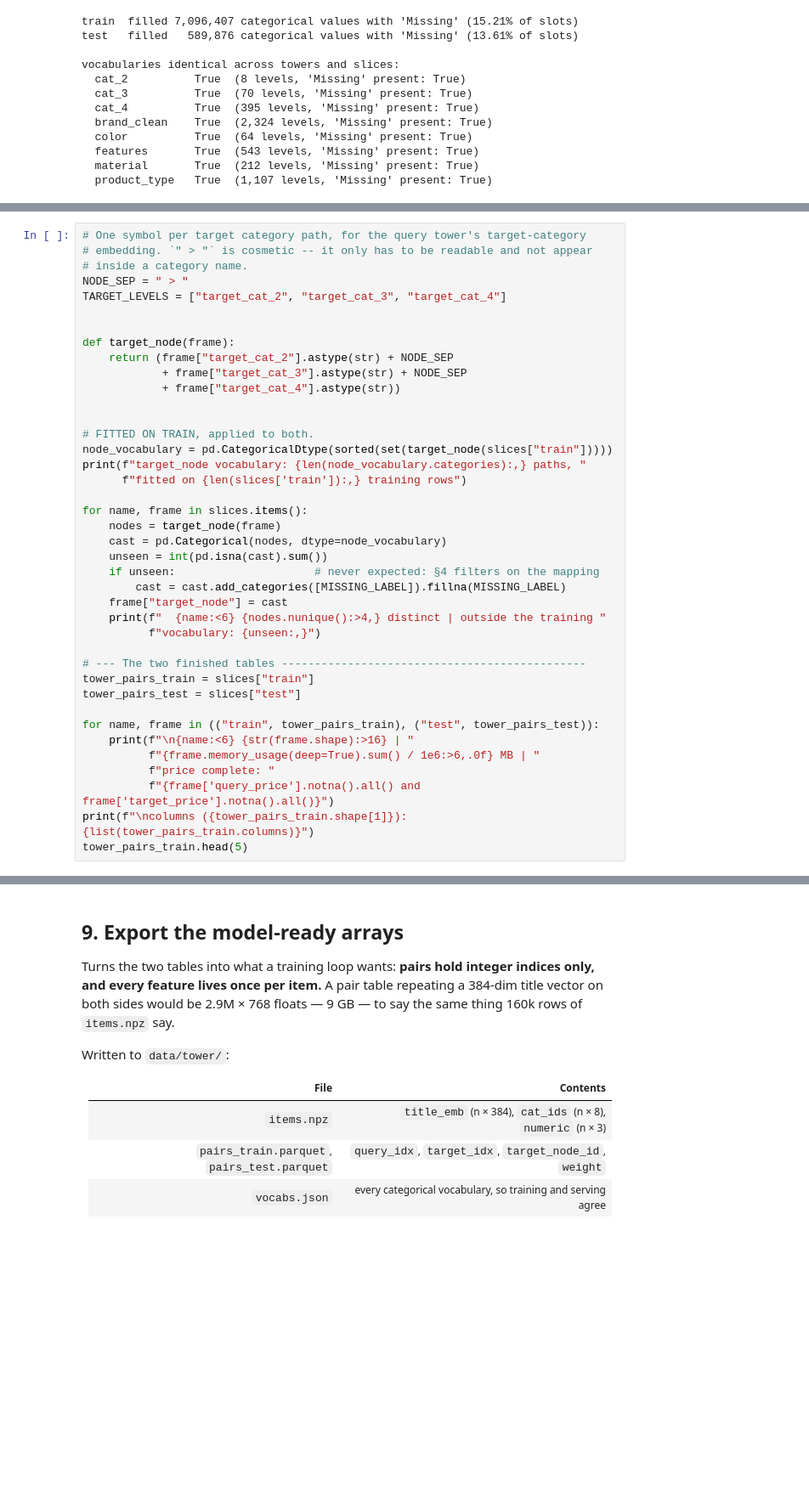
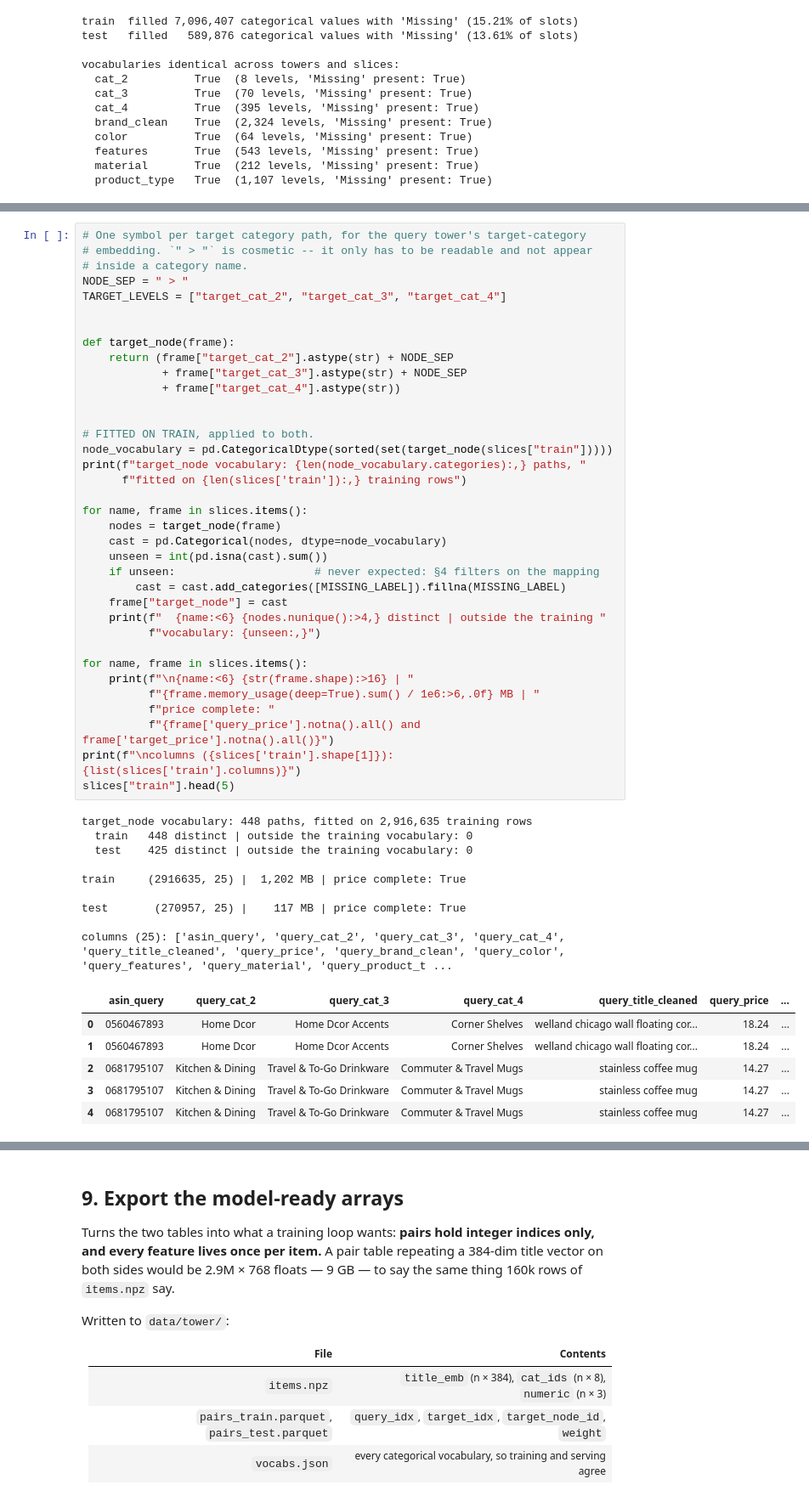
Before and after one commit to flamesmith/RecSystem, a Jupyter notebook: ttn/ttn_complementary.ipynb, the cells around one changed output, grey strips where cells are left out. Shown at 85% size. Saved outputs shown, nothing was run; the diff lists cells and outputs as text; blank space fills up the shorter version.

```diff
--- a/ttn/ttn_complementary.ipynb
+++ b/ttn/ttn_complementary.ipynb
@@ -731,37 +757,49 @@ would be ambiguous about which one it meant.
 # inside a category name.
 NODE_SEP = " > "
 TARGET_LEVELS = ["target_cat_2", "target_cat_3", "target_cat_4"]
 
 
 def target_node(frame):
     return (frame["target_cat_2"].astype(str) + NODE_SEP
             + frame["target_cat_3"].astype(str) + NODE_SEP
             + frame["target_cat_4"].astype(str))
 
 
 # FITTED ON TRAIN, applied to both.
 node_vocabulary = pd.CategoricalDtype(sorted(set(target_node(slices["train"]))))
 print(f"target_node vocabulary: {len(node_vocabulary.categories):,} paths, "
       f"fitted on {len(slices['train']):,} training rows")
 
 for name, frame in slices.items():
     nodes = target_node(frame)
     cast = pd.Categorical(nodes, dtype=node_vocabulary)
     unseen = int(pd.isna(cast).sum())
     if unseen:                     # never expected: §4 filters on the mapping
         cast = cast.add_categories([MISSING_LABEL]).fillna(MISSING_LABEL)
     frame["target_node"] = cast
     print(f"  {name:<6} {nodes.nunique():>4,} distinct | outside the training "
           f"vocabulary: {unseen:,}")
 
-# --- The two finished tables ----------------------------------------------
-tower_pairs_train = slices["train"]
-tower_pairs_test = slices["test"]
-
-for name, frame in (("train", tower_pairs_train), ("test", tower_pairs_test)):
+for name, frame in slices.items():
     print(f"\n{name:<6} {str(frame.shape):>16} | "
           f"{frame.memory_usage(deep=True).sum() / 1e6:>6,.0f} MB | "
           f"price complete: "
           f"{frame['query_price'].notna().all() and frame['target_price'].notna().all()}")
-print(f"\ncolumns ({tower_pairs_train.shape[1]}): {list(tower_pairs_train.columns)}")
-tower_pairs_train.head(5)
+print(f"\ncolumns ({slices['train'].shape[1]}): {list(slices['train'].columns)}")
+slices["train"].head(5)
+# %% [output]
+target_node vocabulary: 448 paths, fitted on 2,916,635 training rows
+  train   448 distinct | outside the training vocabulary: 0
+  test    425 distinct | outside the training vocabulary: 0
+
+train     (2916635, 25) |  1,202 MB | price complete: True
+
+test       (270957, 25) |    117 MB | price complete: True
+
+columns (25): ['asin_query', 'query_cat_2', 'query_cat_3', 'query_cat_4', 'query_title_cleaned', 'query_price', 'query_brand_clean', 'query_color', 'query_features', 'query_material', 'query_product_t ...
+|  | asin_query | query_cat_2 | query_cat_3 | query_cat_4 | query_title_cleaned | query_price | ... |
+| 0 | 0560467893 | Home Dcor | Home Dcor Accents | Corner Shelves | welland chicago wall floating cor... | 18.24 | ... |
+| 1 | 0560467893 | Home Dcor | Home Dcor Accents | Corner Shelves | welland chicago wall floating cor... | 18.24 | ... |
+| 2 | 0681795107 | Kitchen & Dining | Travel & To-Go Drinkware | Commuter & Travel Mugs | stainless coffee mug | 14.27 | ... |
+| 3 | 0681795107 | Kitchen & Dining | Travel & To-Go Drinkware | Commuter & Travel Mugs | stainless coffee mug | 14.27 | ... |
+| 4 | 0681795107 | Kitchen & Dining | Travel & To-Go Drinkware | Commuter & Travel Mugs | stainless coffee mug | 14.27 | ... |
```
Also changed, not shown: parts of 13 cells of this notebook.
